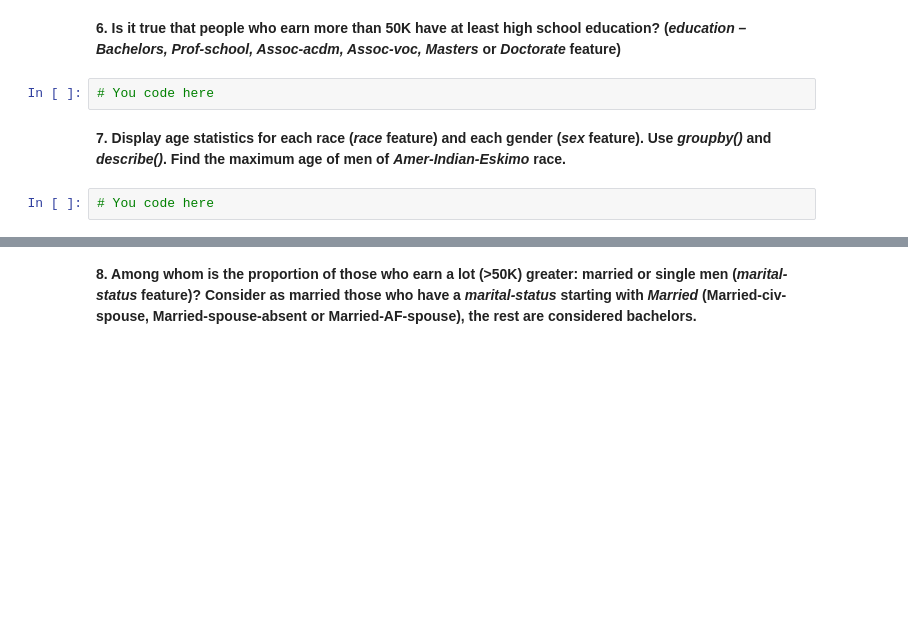
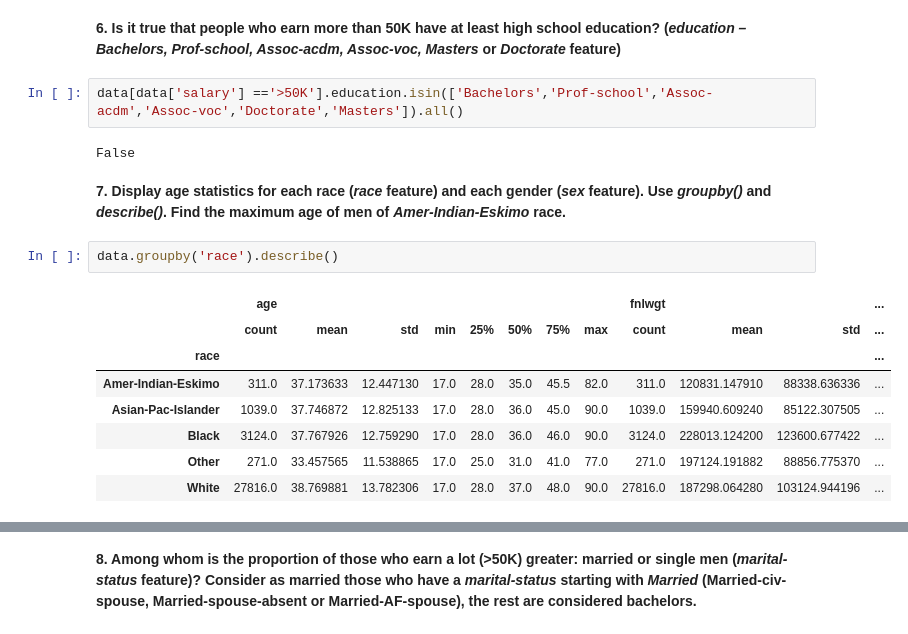
Before and after one commit to Vakterman/mlcourse_dubai, a Jupyter notebook: jupyter_notebooks/Lecture_01_EDA/topic-1-exploratory-data-analysis-with-pandas-ASSIGNMENT.ipynb, the cells around one changed output, grey strips where cells are left out. Drawn from its saved outputs; the diff is of its cells as text; blank space fills up the shorter version.

```diff
--- a/jupyter_notebooks/Lecture_01_EDA/topic-1-exploratory-data-analysis-with-pandas-ASSIGNMENT.ipynb
+++ b/jupyter_notebooks/Lecture_01_EDA/topic-1-exploratory-data-analysis-with-pandas-ASSIGNMENT.ipynb
@@ -65,8 +94,19 @@ data.head()
 # %% [markdown]
 **6. Is it true that people who earn more than 50K have at least high school education? (*education – Bachelors, Prof-school, Assoc-acdm, Assoc-voc, Masters* or *Doctorate* feature)**
-# %%
-# You code here
+# %%
+data[data['salary'] =='>50K'].education.isin(['Bachelors','Prof-school','Assoc-acdm','Assoc-voc','Doctorate','Masters']).all()
+# %% [output]
+False
 # %% [markdown]
 **7. Display age statistics for each race (*race* feature) and each gender (*sex* feature). Use *groupby()* and *describe()*. Find the maximum age of men of *Amer-Indian-Eskimo* race.**
-# %%
-# You code here
+# %%
+data.groupby('race').describe()
+# %% [output]
+|  | age |  |  |  |  |  |  |  | fnlwgt |  |  | ... |
+|  | count | mean | std | min | 25% | 50% | 75% | max | count | mean | std | ... |
+| race |  |  |  |  |  |  |  |  |  |  |  | ... |
+| Amer-Indian-Eskimo | 311.0 | 37.173633 | 12.447130 | 17.0 | 28.0 | 35.0 | 45.5 | 82.0 | 311.0 | 120831.147910 | 88338.636336 | ... |
+| Asian-Pac-Islander | 1039.0 | 37.746872 | 12.825133 | 17.0 | 28.0 | 36.0 | 45.0 | 90.0 | 1039.0 | 159940.609240 | 85122.307505 | ... |
+| Black | 3124.0 | 37.767926 | 12.759290 | 17.0 | 28.0 | 36.0 | 46.0 | 90.0 | 3124.0 | 228013.124200 | 123600.677422 | ... |
+| Other | 271.0 | 33.457565 | 11.538865 | 17.0 | 25.0 | 31.0 | 41.0 | 77.0 | 271.0 | 197124.191882 | 88856.775370 | ... |
+| White | 27816.0 | 38.769881 | 13.782306 | 17.0 | 28.0 | 37.0 | 48.0 | 90.0 | 27816.0 | 187298.064280 | 103124.944196 | ... |
```
Also changed, not shown: parts of 25 cells of this notebook.
